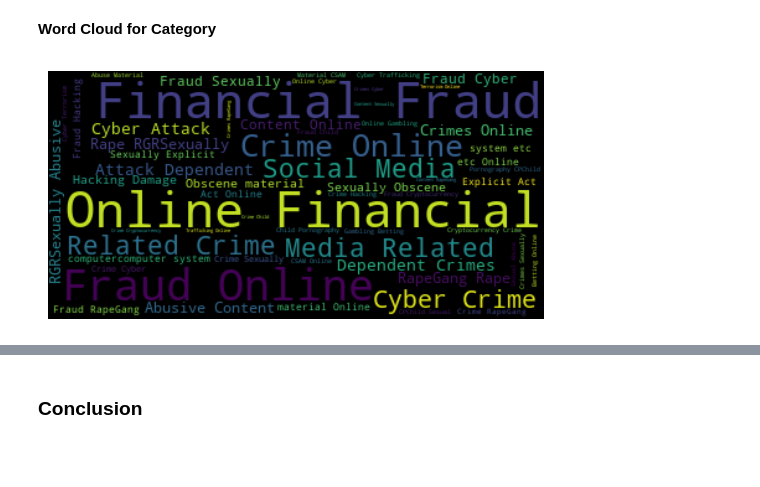
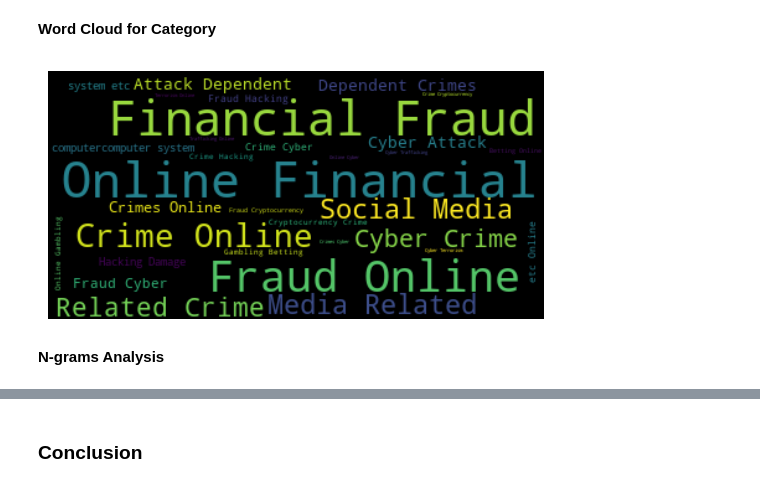
Before and after one commit to AbhishekGreenByte/india-ai-cyber-hack-2024, a Jupyter notebook: content/jupiter-notebook/EDA.ipynb, the cells around one changed output, grey strips where cells are left out. Cells and saved outputs as stored; diff of their text form; code cells hidden in the pictures; blank space fills up the shorter version.

```diff
--- a/content/jupiter-notebook/EDA.ipynb
+++ b/content/jupiter-notebook/EDA.ipynb
@@ -27,0 +74,9 @@ data.head()
+# %%
+# Filter rows where any column has a null value
+df_with_nulls = df[df.isnull().any(axis=1)]
+
+# Save the filtered rows to a new CSV file
+df_with_nulls.to_csv('C:/Users/saiki_9o/Documents/MyProjects/Projects/CyberGuard/rows_with_nulls.csv', index=True)
+
+df = df.dropna()
+df.info()
@@ -27,0 +112,13 @@ data.head()
+# %%
+#Find duplicate rows excluding the first occurrence (first)
+print(df.shape)
+duplicates1 = df[df.duplicated(keep='first')]
+duplicates1 = duplicates1.sort_values(by=df.columns.tolist())
+# duplicates.to_csv('C:/Users/saiki_9o/Documents/MyProjects/Projects/CyberGuard/duplicate_rows.csv', index=True)
+
+# Display the duplicate rows
+print(duplicates1.shape)
+
+#Remove the duplicate rows except the first occurrence
+df = df.drop_duplicates(keep='first')
+print(df.shape)
@@ -27,0 +131,2 @@ data.head()
+# %%
+df = df[df['crimeaditionalinfo'].str.len() >= 20]
@@ -103,0 +296,11 @@ plt.show()
+# %%
+# Calculate the length of text descriptions
+df['text_length'] = df['crimeaditionalinfo'].apply(lambda x: len(x.split()))
+
+# Plot the distribution of text length
+plt.figure(figsize=(6, 4))
+sns.histplot(df['text_length'], bins=50, kde=True)
+plt.title('Distribution of Text Lengths')
+plt.xlabel('Number of Words')
+plt.ylabel('Frequency')
+plt.show()
@@ -105,9 +310,11 @@ plt.show()
 **Word Cloud for Category**
 # %%
 from wordcloud import WordCloud
-wordcloud = WordCloud().generate(' '.join(data['category']))
+wordcloud = WordCloud().generate(' '.join(df['category']))
 plt.imshow(wordcloud, interpolation='bilinear')
 plt.axis('off')
 plt.show()
 # %% [output]
-[figure, old version]
+[figure, new version]
+# %% [markdown]
+**N-grams Analysis**
```
Also changed, not shown: parts of 72 cells of this notebook, 2 other files.
